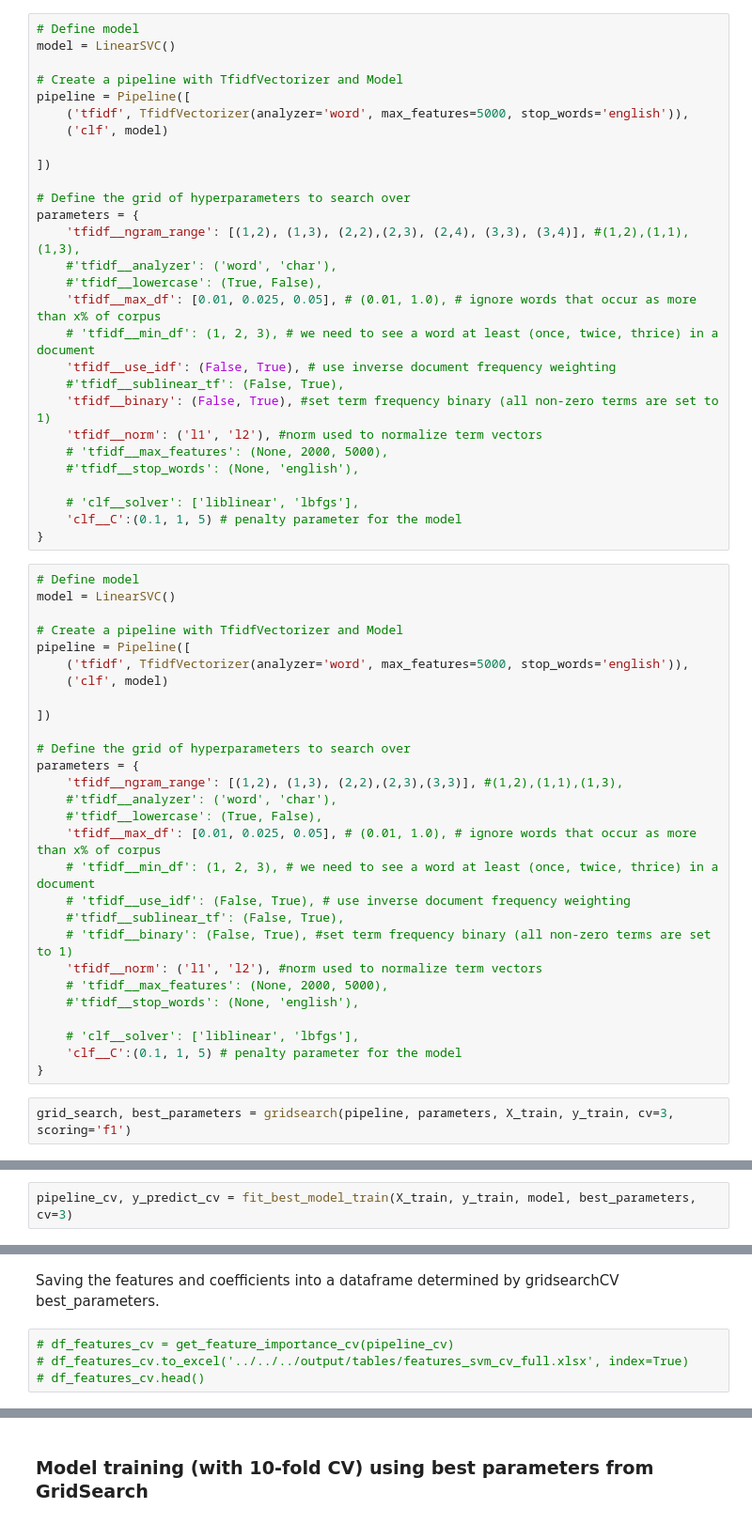
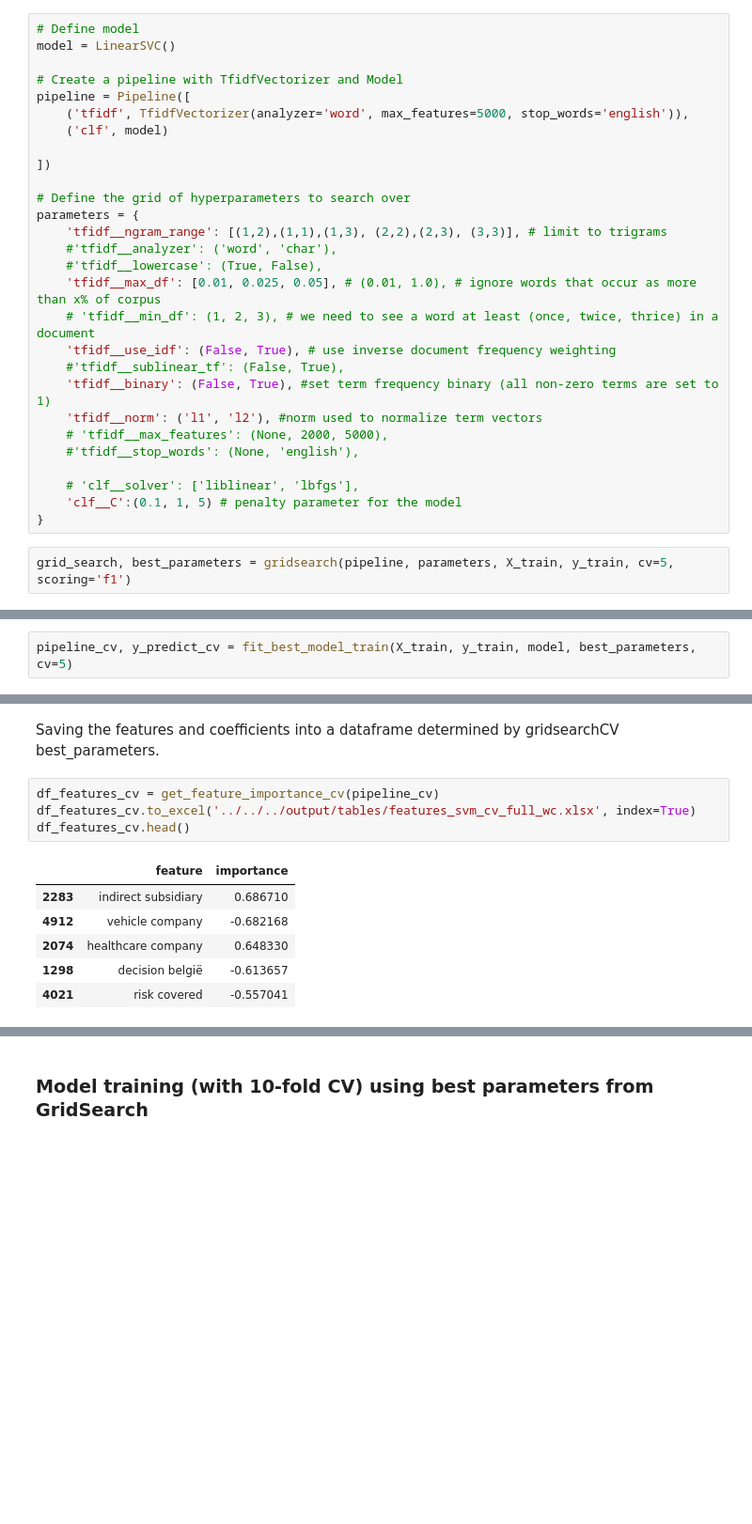
Before and after one commit to adellegia/predicting-merger-decision-outcomes, a Jupyter notebook: src/python/notebook/model_svm_wc.ipynb, the cells around one changed output, grey strips where cells are left out. Shown at 94% size. Drawn from its saved outputs; the diff is of its cells as text; blank space fills up the shorter version.

```diff
--- a/src/python/notebook/model_svm_wc.ipynb
+++ b/src/python/notebook/model_svm_wc.ipynb
@@ -93,7 +93,7 @@ pipeline = Pipeline([
 
 # Define the grid of hyperparameters to search over
 parameters = {
-    'tfidf__ngram_range': [(1,2), (1,3), (2,2),(2,3), (2,4), (3,3), (3,4)], #(1,2),(1,1),(1,3),
+    'tfidf__ngram_range': [(1,2),(1,1),(1,3), (2,2),(2,3), (3,3)], # limit to trigrams
     #'tfidf__analyzer': ('word', 'char'),
     #'tfidf__lowercase': (True, False),
     'tfidf__max_df': [0.01, 0.025, 0.05], # (0.01, 1.0), # ignore words that occur as more than x% of corpus
@@ -108,34 +108,6 @@ parameters = {
     # 'clf__solver': ['liblinear', 'lbfgs'],
     'clf__C':(0.1, 1, 5) # penalty parameter for the model
 }
-# %%
-# Define model
-model = LinearSVC()
-
-# Create a pipeline with TfidfVectorizer and Model
-pipeline = Pipeline([
-    ('tfidf', TfidfVectorizer(analyzer='word', max_features=5000, stop_words='english')),
-    ('clf', model)
-
-])
-
-# Define the grid of hyperparameters to search over
-parameters = {
-    'tfidf__ngram_range': [(1,2), (1,3), (2,2),(2,3),(3,3)], #(1,2),(1,1),(1,3),
-    #'tfidf__analyzer': ('word', 'char'),
-    #'tfidf__lowercase': (True, False),
-    'tfidf__max_df': [0.01, 0.025, 0.05], # (0.01, 1.0), # ignore words that occur as more than x% of corpus
-    # 'tfidf__min_df': (1, 2, 3), # we need to see a word at least (once, twice, thrice) in a document
-    # 'tfidf__use_idf': (False, True), # use inverse document frequency weighting
-    #'tfidf__sublinear_tf': (False, True),
-    # 'tfidf__binary': (False, True), #set term frequency binary (all non-zero terms are set to 1)
-    'tfidf__norm': ('l1', 'l2'), #norm used to normalize term vectors
-    # 'tfidf__max_features': (None, 2000, 5000),
-    #'tfidf__stop_words': (None, 'english'),
-
-    # 'clf__solver': ['liblinear', 'lbfgs'],
-    'clf__C':(0.1, 1, 5) # penalty parameter for the model
-}
 # %%
-grid_search, best_parameters = gridsearch(pipeline, parameters, X_train, y_train, cv=3, scoring='f1')
+grid_search, best_parameters = gridsearch(pipeline, parameters, X_train, y_train, cv=5, scoring='f1')
 # %% [output]
@@ -163,6 +124,6 @@ Best parameters set:
 # %% [markdown]
 ##### Model fitting and evaluation
 # %%
-pipeline_cv, y_predict_cv = fit_best_model_train(X_train, y_train, model, best_parameters, cv=3)
+pipeline_cv, y_predict_cv = fit_best_model_train(X_train, y_train, model, best_parameters, cv=5)
 # %% [output]
 fitting the best model
@@ -185,9 +146,16 @@ weighted avg       0.66      0.60      0.56       415
 # %% [markdown]
 Saving the features and coefficients into a dataframe determined by gridsearchCV best_parameters.
 # %%
-# df_features_cv = get_feature_importance_cv(pipeline_cv)
-# df_features_cv.to_excel('../../../output/tables/features_svm_cv_full.xlsx', index=True)
-# df_features_cv.head()
+df_features_cv = get_feature_importance_cv(pipeline_cv)
+df_features_cv.to_excel('../../../output/tables/features_svm_cv_full_wc.xlsx', index=True)
+df_features_cv.head()
+# %% [output]
+|  | feature | importance |
+| 2283 | indirect subsidiary | 0.686710 |
+| 4912 | vehicle company | -0.682168 |
+| 2074 | healthcare company | 0.648330 |
+| 1298 | decision belgië | -0.613657 |
+| 4021 | risk covered | -0.557041 |
 # %%
 y_predict_cv_test = fit_best_model_test(X_test, y_test, pipeline_cv)
 # %% [output]
```
Also changed, not shown: parts of 18 cells of this notebook, 4 other files.
